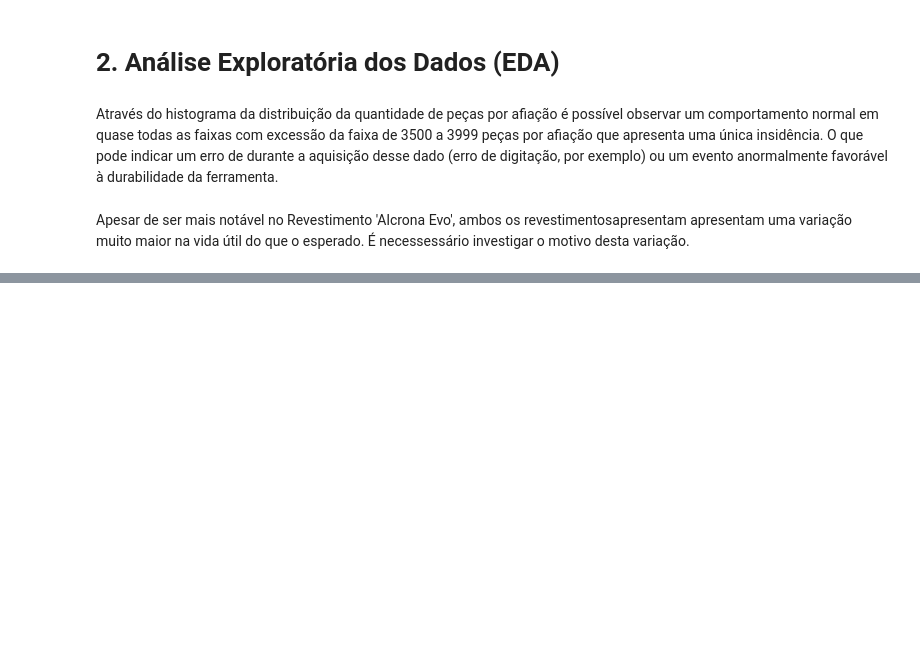
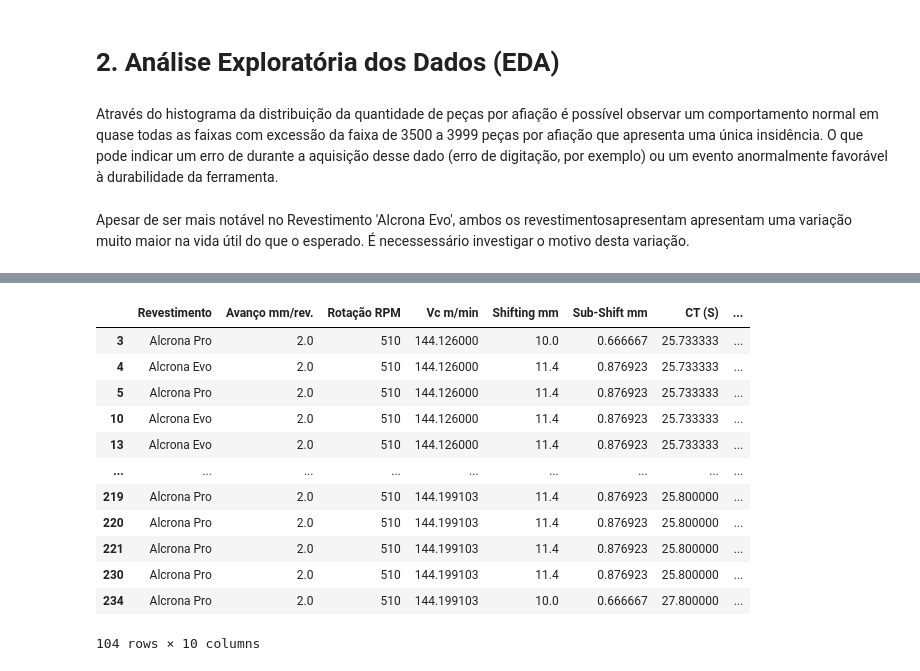
Before and after one commit to santana-gabrielmenezes/HOB_Tool_Life, a Jupyter notebook: modelagem_hob.ipynb, the cells around one changed output, grey strips where cells are left out. Drawn from its saved outputs; the diff is of its cells as text; code cells hidden in the pictures; blank space fills up the shorter version.

```diff
--- a/modelagem_hob.ipynb
+++ b/modelagem_hob.ipynb
@@ -215,0 +221,16 @@ fig_corr.show()
+# %%
+df_corrigido
+# %% [output]
+|  | Revestimento | Avanço mm/rev. | Rotação RPM | Vc m/min | Shifting mm | Sub-Shift mm | CT (S) | ... |
+| 3 | Alcrona Pro | 2.0 | 510 | 144.126000 | 10.0 | 0.666667 | 25.733333 | ... |
+| 4 | Alcrona Evo | 2.0 | 510 | 144.126000 | 11.4 | 0.876923 | 25.733333 | ... |
+| 5 | Alcrona Pro | 2.0 | 510 | 144.126000 | 11.4 | 0.876923 | 25.733333 | ... |
+| 10 | Alcrona Evo | 2.0 | 510 | 144.126000 | 11.4 | 0.876923 | 25.733333 | ... |
+| 13 | Alcrona Evo | 2.0 | 510 | 144.126000 | 11.4 | 0.876923 | 25.733333 | ... |
+| ... | ... | ... | ... | ... | ... | ... | ... | ... |
+| 219 | Alcrona Pro | 2.0 | 510 | 144.199103 | 11.4 | 0.876923 | 25.800000 | ... |
+| 220 | Alcrona Pro | 2.0 | 510 | 144.199103 | 11.4 | 0.876923 | 25.800000 | ... |
+| 221 | Alcrona Pro | 2.0 | 510 | 144.199103 | 11.4 | 0.876923 | 25.800000 | ... |
+| 230 | Alcrona Pro | 2.0 | 510 | 144.199103 | 11.4 | 0.876923 | 25.800000 | ... |
+| 234 | Alcrona Pro | 2.0 | 510 | 144.199103 | 10.0 | 0.666667 | 27.800000 | ... |
+104 rows × 10 columns
```
Also changed, not shown: parts of 9 cells of this notebook.
